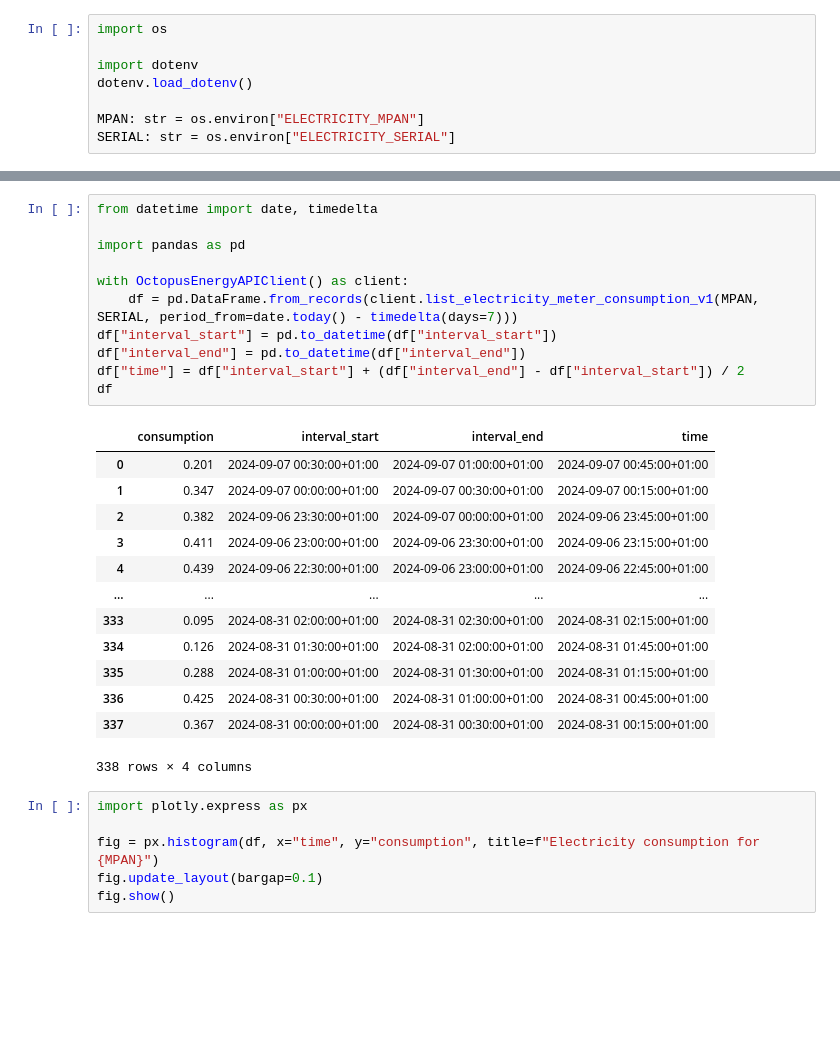
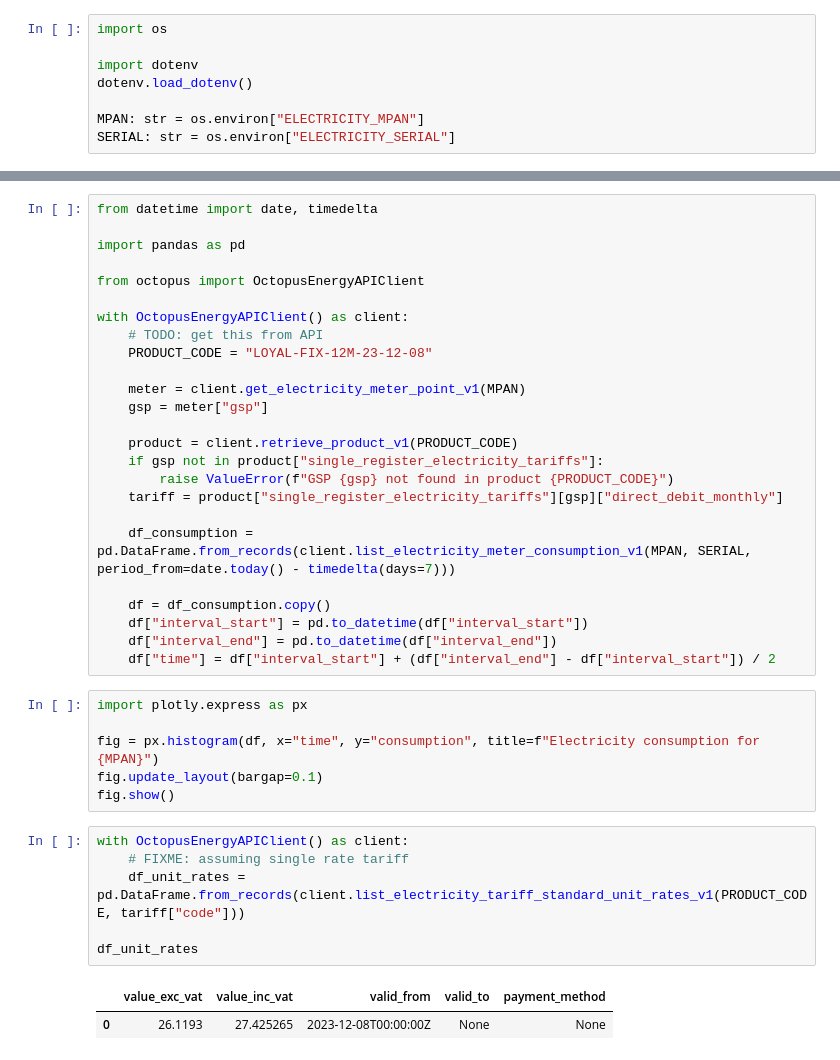
Before and after one commit to incognitojam/energy, a Jupyter notebook: octopus.ipynb, the cells around one changed output, grey strips where cells are left out. Drawn from its saved outputs; the diff is of its cells as text; blank space fills up the shorter version.

Commit message:
fix fetching unit rates

```diff
--- a/octopus.ipynb
+++ b/octopus.ipynb
@@ -54,29 +44,38 @@ from datetime import date, timedelta
 
 import pandas as pd
 
+from octopus import OctopusEnergyAPIClient
+
 with OctopusEnergyAPIClient() as client:
-    df = pd.DataFrame.from_records(client.list_electricity_meter_consumption_v1(MPAN, SERIAL, period_from=date.today() - timedelta(days=7)))
-df["interval_start"] = pd.to_datetime(df["interval_start"])
-df["interval_end"] = pd.to_datetime(df["interval_end"])
-df["time"] = df["interval_start"] + (df["interval_end"] - df["interval_start"]) / 2
-df
+    # TODO: get this from API
+    PRODUCT_CODE = "LOYAL-FIX-12M-23-12-08"
+
+    meter = client.get_electricity_meter_point_v1(MPAN)
+    gsp = meter["gsp"]
+
+    product = client.retrieve_product_v1(PRODUCT_CODE)
+    if gsp not in product["single_register_electricity_tariffs"]:
+        raise ValueError(f"GSP {gsp} not found in product {PRODUCT_CODE}")
+    tariff = product["single_register_electricity_tariffs"][gsp]["direct_debit_monthly"]
+
+    df_consumption = pd.DataFrame.from_records(client.list_electricity_meter_consumption_v1(MPAN, SERIAL, period_from=date.today() - timedelta(days=7)))
+
+    df = df_consumption.copy()
+    df["interval_start"] = pd.to_datetime(df["interval_start"])
+    df["interval_end"] = pd.to_datetime(df["interval_end"])
+    df["time"] = df["interval_start"] + (df["interval_end"] - df["interval_start"]) / 2
-# %% [output]
-|  | consumption | interval_start | interval_end | time |
-| 0 | 0.201 | 2024-09-07 00:30:00+01:00 | 2024-09-07 01:00:00+01:00 | 2024-09-07 00:45:00+01:00 |
-| 1 | 0.347 | 2024-09-07 00:00:00+01:00 | 2024-09-07 00:30:00+01:00 | 2024-09-07 00:15:00+01:00 |
-| 2 | 0.382 | 2024-09-06 23:30:00+01:00 | 2024-09-07 00:00:00+01:00 | 2024-09-06 23:45:00+01:00 |
-| 3 | 0.411 | 2024-09-06 23:00:00+01:00 | 2024-09-06 23:30:00+01:00 | 2024-09-06 23:15:00+01:00 |
-| 4 | 0.439 | 2024-09-06 22:30:00+01:00 | 2024-09-06 23:00:00+01:00 | 2024-09-06 22:45:00+01:00 |
-| ... | ... | ... | ... | ... |
-| 333 | 0.095 | 2024-08-31 02:00:00+01:00 | 2024-08-31 02:30:00+01:00 | 2024-08-31 02:15:00+01:00 |
-| 334 | 0.126 | 2024-08-31 01:30:00+01:00 | 2024-08-31 02:00:00+01:00 | 2024-08-31 01:45:00+01:00 |
-| 335 | 0.288 | 2024-08-31 01:00:00+01:00 | 2024-08-31 01:30:00+01:00 | 2024-08-31 01:15:00+01:00 |
-| 336 | 0.425 | 2024-08-31 00:30:00+01:00 | 2024-08-31 01:00:00+01:00 | 2024-08-31 00:45:00+01:00 |
-| 337 | 0.367 | 2024-08-31 00:00:00+01:00 | 2024-08-31 00:30:00+01:00 | 2024-08-31 00:15:00+01:00 |
-338 rows × 4 columns
 # %%
 import plotly.express as px
 
 fig = px.histogram(df, x="time", y="consumption", title=f"Electricity consumption for {MPAN}")
 fig.update_layout(bargap=0.1)
 fig.show()
+# %%
+with OctopusEnergyAPIClient() as client:
+    # FIXME: assuming single rate tariff
+    df_unit_rates = pd.DataFrame.from_records(client.list_electricity_tariff_standard_unit_rates_v1(PRODUCT_CODE, tariff["code"]))
+
+df_unit_rates
+# %% [output]
+|  | value_exc_vat | value_inc_vat | valid_from | valid_to | payment_method |
+| 0 | 26.1193 | 27.425265 | 2023-12-08T00:00:00Z | None | None |
```
Also changed, not shown: parts of 1 cell of this notebook, 3 other files.
